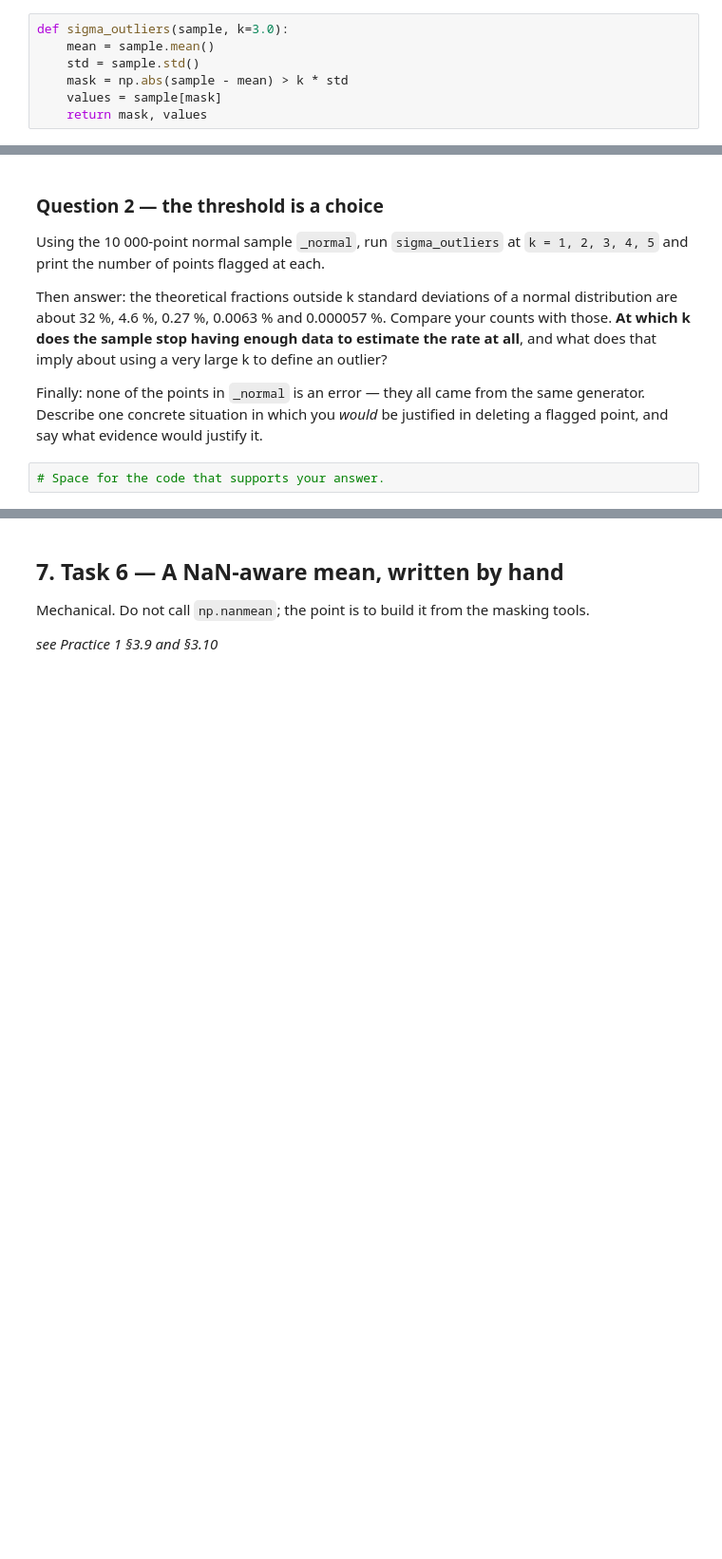
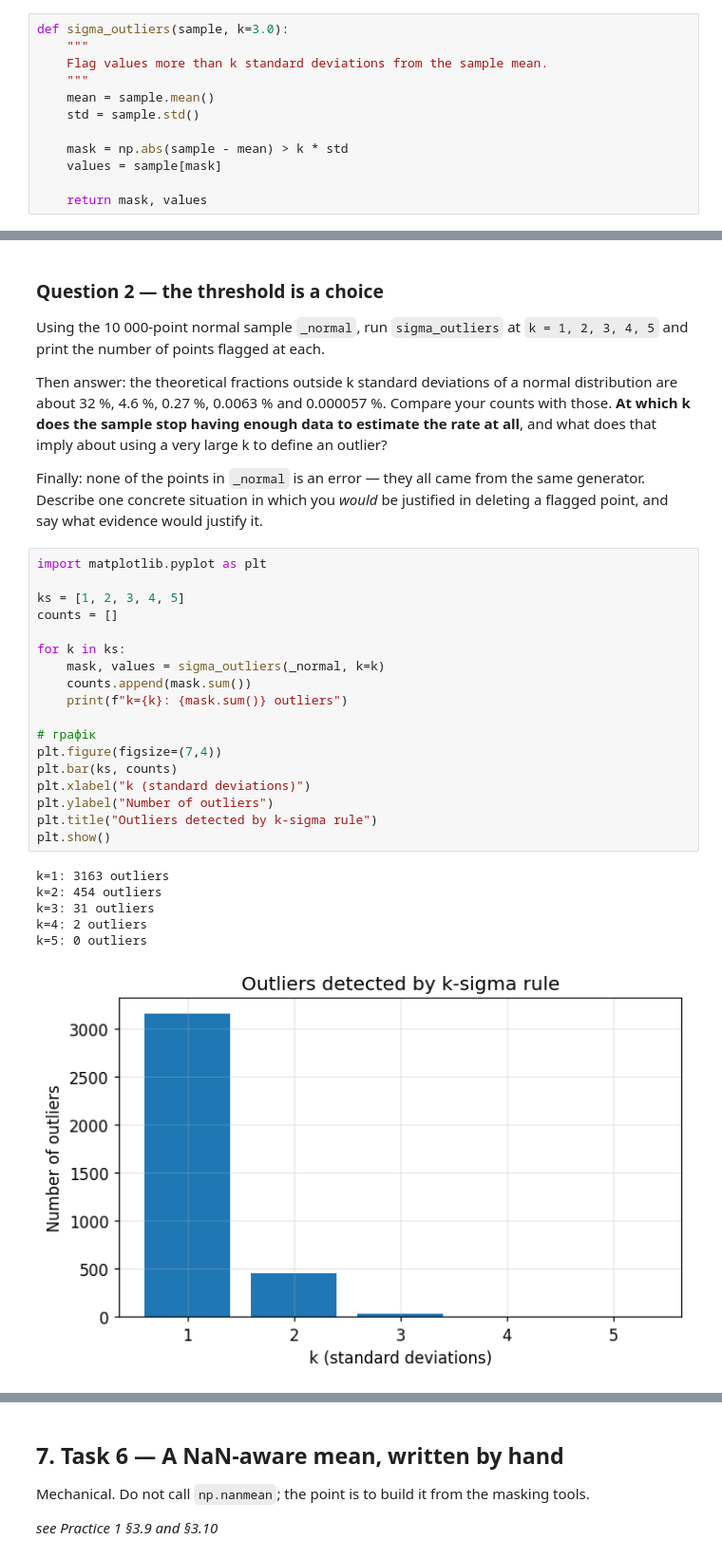
Before and after one commit to yuliiamatviievska-prog/ida-practice-12, a Jupyter notebook: practice/1/1-homework.ipynb, the cells around one changed output, grey strips where cells are left out. Shown at 95% size. Saved outputs shown, nothing was run; the diff lists cells and outputs as text; blank space fills up the shorter version.

```diff
--- a/practice/1/1-homework.ipynb
+++ b/practice/1/1-homework.ipynb
@@ -229,10 +273,15 @@ Applied. Generalise the practice notebook's 3σ filter to an arbitrary threshold
 *see Practice 1 §3.9 and §4.7*
 # %%
 def sigma_outliers(sample, k=3.0):
+    """
+    Flag values more than k standard deviations from the sample mean.
+    """
     mean = sample.mean()
     std = sample.std()
+
     mask = np.abs(sample - mean) > k * std
     values = sample[mask]
+
     return mask, values
 # %%
 _plain = np.array([1.0, 2.0, 3.0, 2.0, 1.0, 50.0])
@@ -273,7 +322,30 @@ the same generator. Describe one concrete situation in which you *would* be
 justified in deleting a flagged point, and say what evidence would justify
 it.
 # %%
-# Space for the code that supports your answer.
+import matplotlib.pyplot as plt
+
+ks = [1, 2, 3, 4, 5]
+counts = []
+
+for k in ks:
+    mask, values = sigma_outliers(_normal, k=k)
+    counts.append(mask.sum())
+    print(f"k={k}: {mask.sum()} outliers")
+
+# графік
+plt.figure(figsize=(7,4))
+plt.bar(ks, counts)
+plt.xlabel("k (standard deviations)")
+plt.ylabel("Number of outliers")
+plt.title("Outliers detected by k-sigma rule")
+plt.show()
+# %% [output]
+k=1: 3163 outliers
+k=2: 454 outliers
+k=3: 31 outliers
+k=4: 2 outliers
+k=5: 0 outliers
+[figure, added]
 # %% [markdown]
 **Your answer:**
 
```
Also changed, not shown: parts of 26 cells of this notebook.
